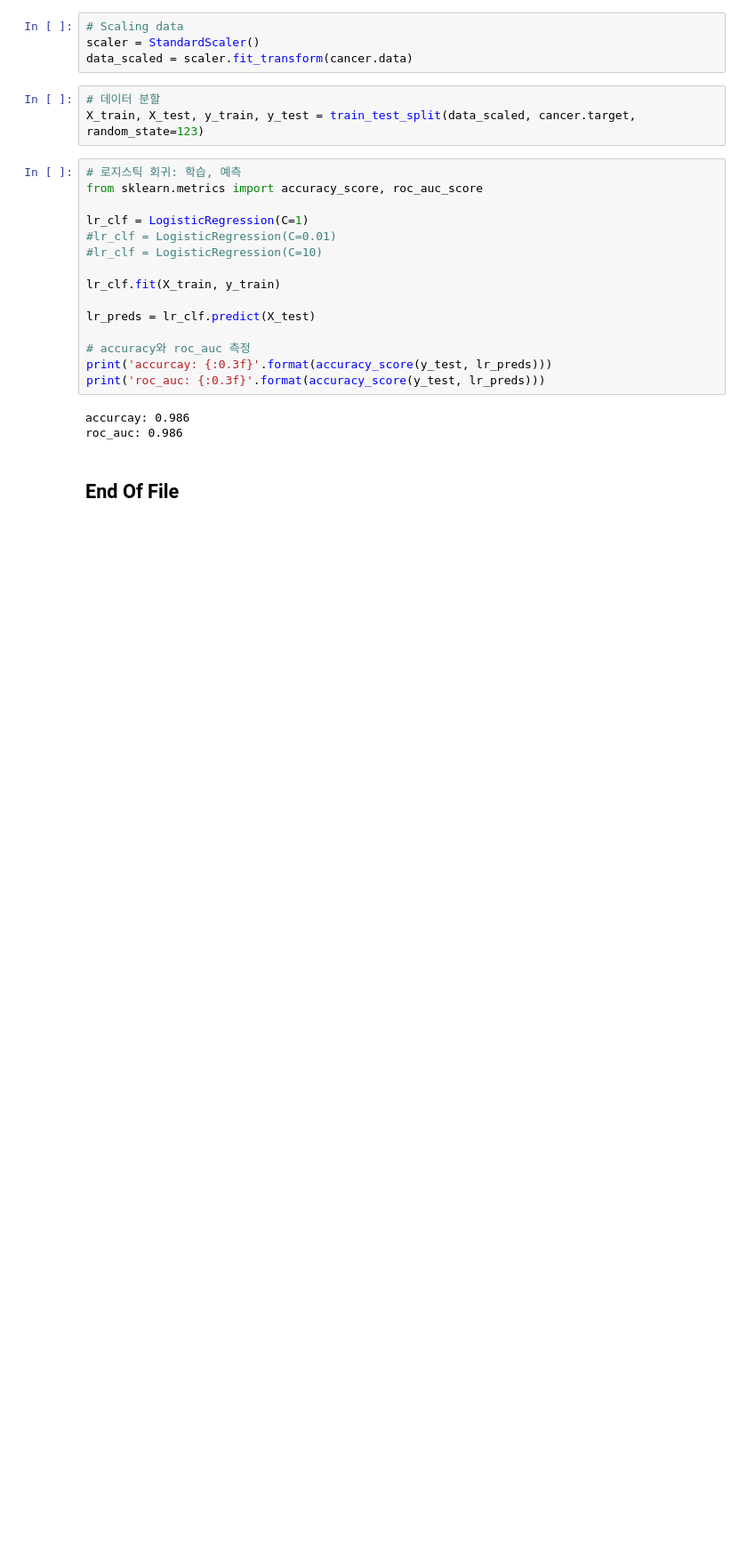
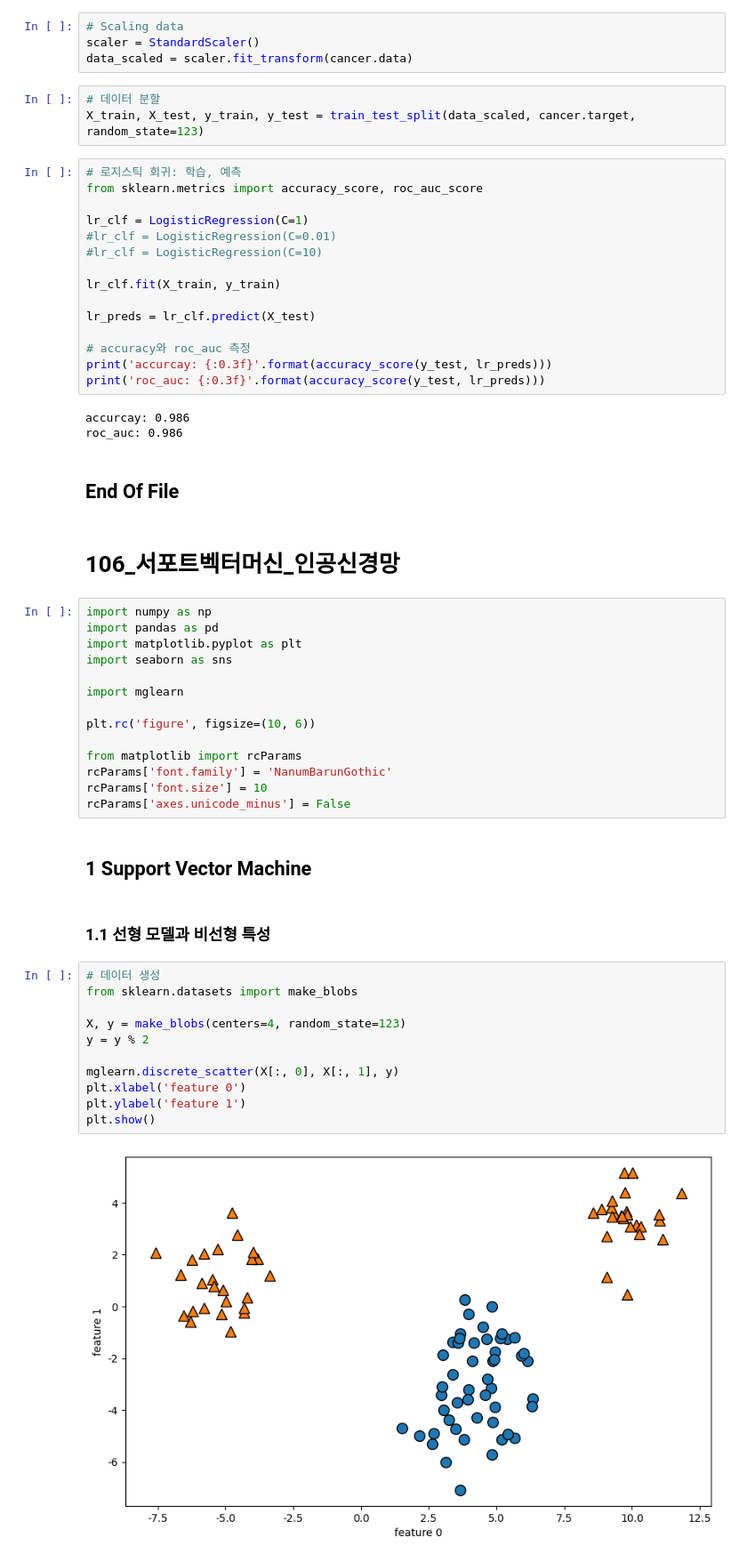
Before and after one commit to va4756/big_RaeJung, a Jupyter notebook: bigdata_RaeJung_02.ipynb, the cells around one changed output. Shown at 89% size. Cells and saved outputs as stored; diff of their text form; blank space fills up the shorter version.

```diff
--- a/bigdata_RaeJung_02.ipynb
+++ b/bigdata_RaeJung_02.ipynb
@@ -1299,3 +1300,36 @@ accurcay: 0.986
 roc_auc: 0.986
 # %% [markdown]
 ## End Of File
+# %% [markdown]
+# 106_서포트벡터머신_인공신경망
+# %%
+import numpy as np
+import pandas as pd
+import matplotlib.pyplot as plt
+import seaborn as sns
+
+import mglearn
+
+plt.rc('figure', figsize=(10, 6))
+
+from matplotlib import rcParams
+rcParams['font.family'] = 'NanumBarunGothic'
+rcParams['font.size'] = 10
+rcParams['axes.unicode_minus'] = False
+# %% [markdown]
+## 1 Support Vector Machine
+# %% [markdown]
+### 1.1 선형 모델과 비선형 특성
+# %%
+# 데이터 생성
+from sklearn.datasets import make_blobs
+
+X, y = make_blobs(centers=4, random_state=123)
+y = y % 2
+
+mglearn.discrete_scatter(X[:, 0], X[:, 1], y)
+plt.xlabel('feature 0')
+plt.ylabel('feature 1')
+plt.show()
+# %% [output]
+[figure, added]
```
Also changed, not shown: parts of 7 cells of this notebook.
